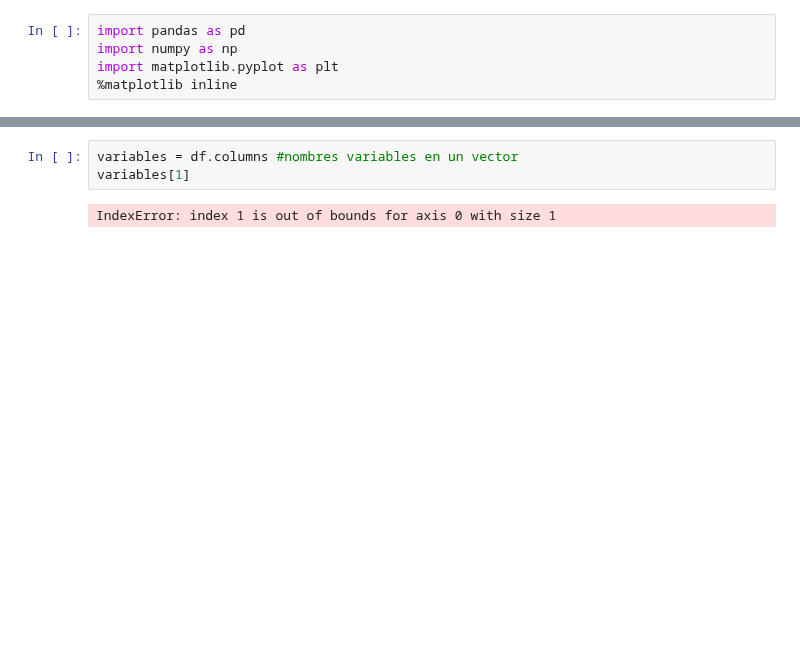
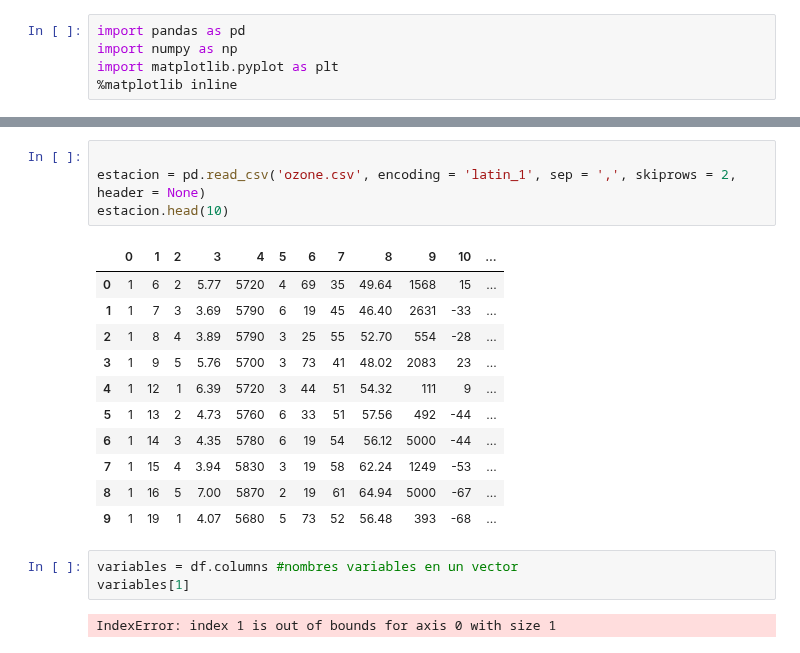
Before and after one commit to Alf-caput/P1_MineriaDeDatos, a Jupyter notebook: P2_SensoresAtmosfericos/P2_SensoresAtmosfericos.ipynb, the cells around one changed output, grey strips where cells are left out. Drawn from its saved outputs; the diff is of its cells as text; blank space fills up the shorter version.

```diff
--- a/P2_SensoresAtmosfericos/P2_SensoresAtmosfericos.ipynb
+++ b/P2_SensoresAtmosfericos/P2_SensoresAtmosfericos.ipynb
@@ -16,3 +16,19 @@ df.head()
+# %%
+
+estacion = pd.read_csv('ozone.csv', encoding = 'latin_1', sep = ',', skiprows = 2, header = None)
+estacion.head(10)
+# %% [output]
+|  | 0 | 1 | 2 | 3 | 4 | 5 | 6 | 7 | 8 | 9 | 10 | ... |
+| 0 | 1 | 6 | 2 | 5.77 | 5720 | 4 | 69 | 35 | 49.64 | 1568 | 15 | ... |
+| 1 | 1 | 7 | 3 | 3.69 | 5790 | 6 | 19 | 45 | 46.40 | 2631 | -33 | ... |
+| 2 | 1 | 8 | 4 | 3.89 | 5790 | 3 | 25 | 55 | 52.70 | 554 | -28 | ... |
+| 3 | 1 | 9 | 5 | 5.76 | 5700 | 3 | 73 | 41 | 48.02 | 2083 | 23 | ... |
+| 4 | 1 | 12 | 1 | 6.39 | 5720 | 3 | 44 | 51 | 54.32 | 111 | 9 | ... |
+| 5 | 1 | 13 | 2 | 4.73 | 5760 | 6 | 33 | 51 | 57.56 | 492 | -44 | ... |
+| 6 | 1 | 14 | 3 | 4.35 | 5780 | 6 | 19 | 54 | 56.12 | 5000 | -44 | ... |
+| 7 | 1 | 15 | 4 | 3.94 | 5830 | 3 | 19 | 58 | 62.24 | 1249 | -53 | ... |
+| 8 | 1 | 16 | 5 | 7.00 | 5870 | 2 | 19 | 61 | 64.94 | 5000 | -67 | ... |
+| 9 | 1 | 19 | 1 | 4.07 | 5680 | 5 | 73 | 52 | 56.48 | 393 | -68 | ... |
 # %%
 variables = df.columns #nombres variables en un vector
 variables[1]
```
Also changed, not shown: parts of 1 cell of this notebook.
